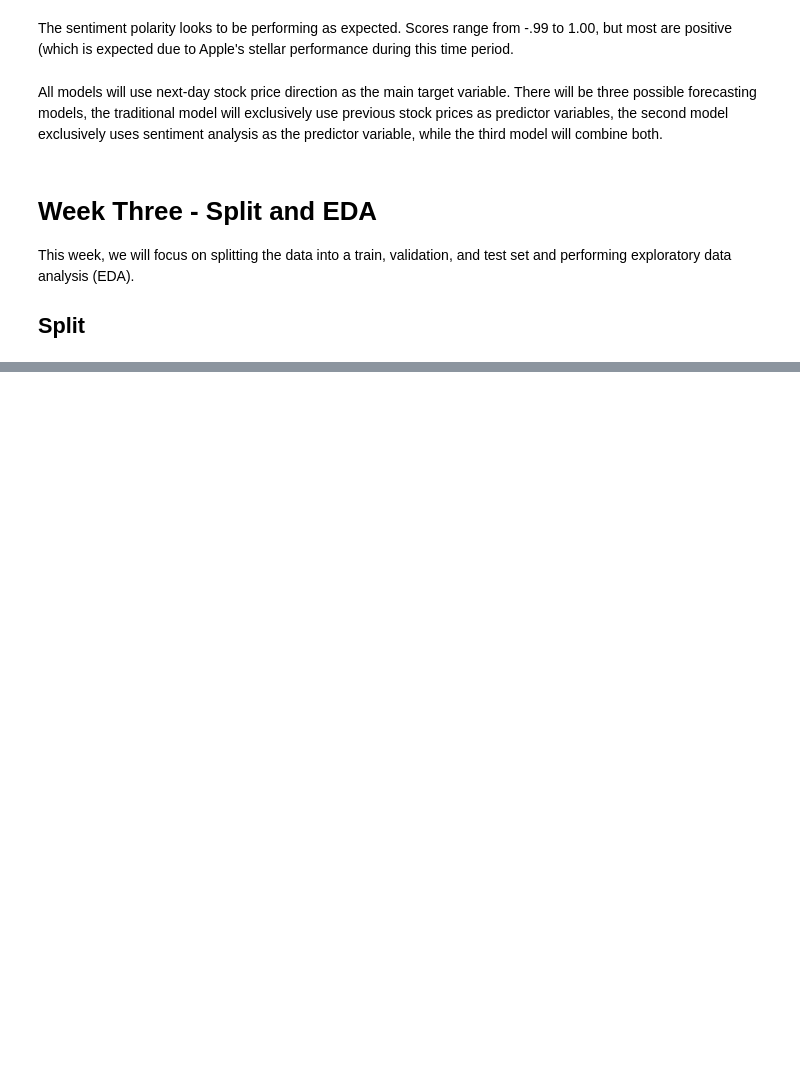
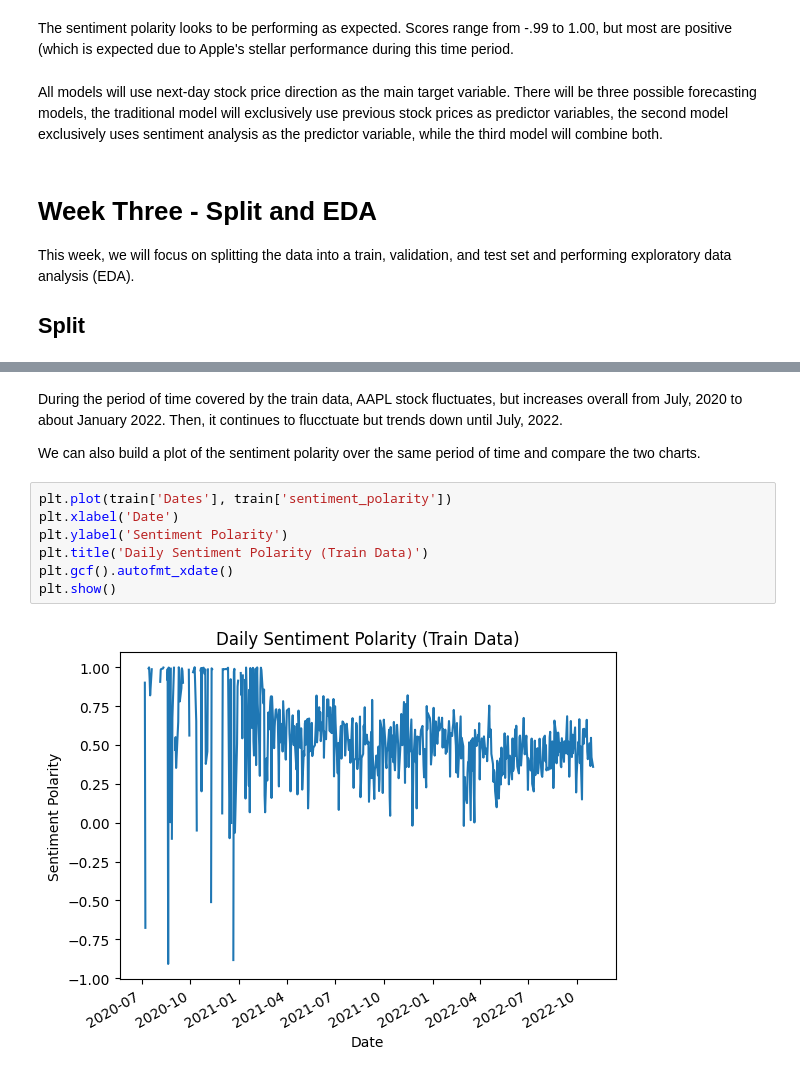
Before and after one commit to yvanlonginjr/market-sentiment-predictor, a Jupyter notebook: notebooks/Week_2_Data_Ingestion.ipynb, the cells around one changed output, grey strips where cells are left out. Saved outputs shown, nothing was run; the diff lists cells and outputs as text; blank space fills up the shorter version.

```diff
--- a/notebooks/Week_2_Data_Ingestion.ipynb
+++ b/notebooks/Week_2_Data_Ingestion.ipynb
@@ -211,0 +220,13 @@ NameError: name 'pd' is not defined
+# %% [markdown]
+During the period of time covered by the train data, AAPL stock fluctuates, but increases overall from July, 2020 to about January 2022. Then, it continues to flucctuate but trends down until July, 2022.
+
+We can also build a plot of the sentiment polarity over the same period of time and compare the two charts.
+# %%
+plt.plot(train['Dates'], train['sentiment_polarity'])
+plt.xlabel('Date')
+plt.ylabel('Sentiment Polarity')
+plt.title('Daily Sentiment Polarity (Train Data)')
+plt.gcf().autofmt_xdate()
+plt.show()
+# %% [output]
+[figure, added]
```
Also changed, not shown: parts of 13 cells of this notebook.
